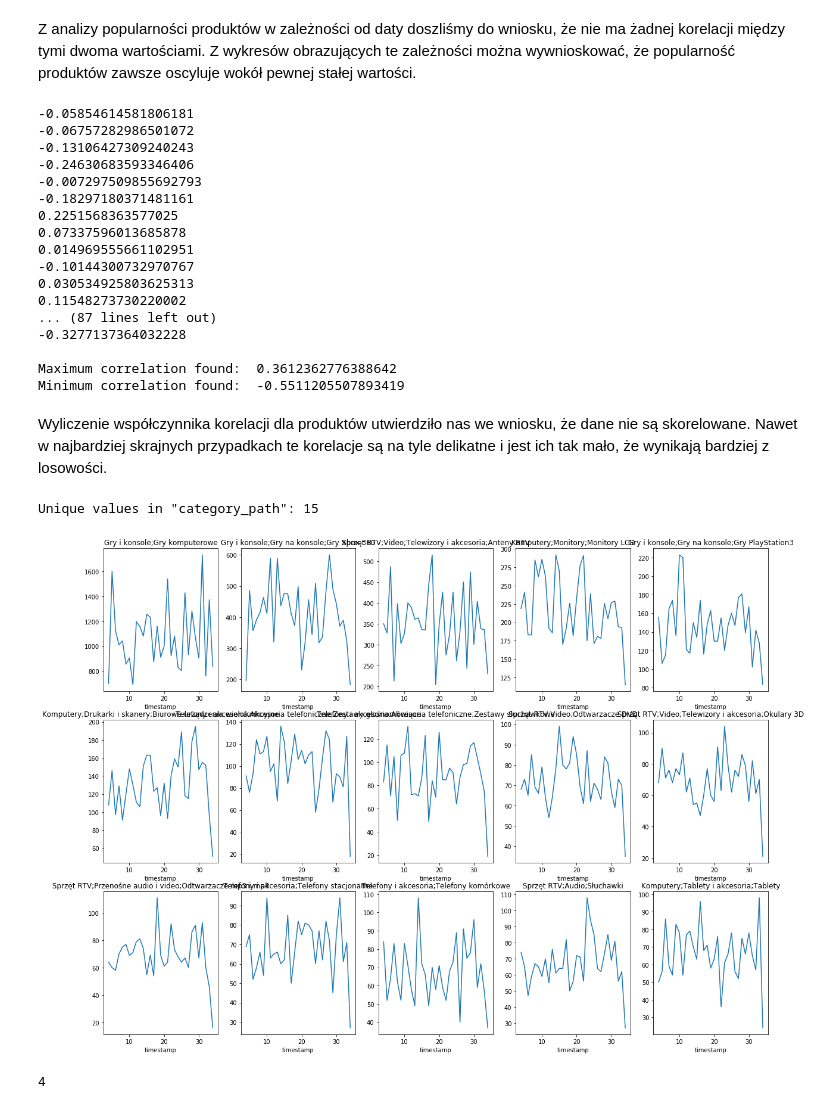
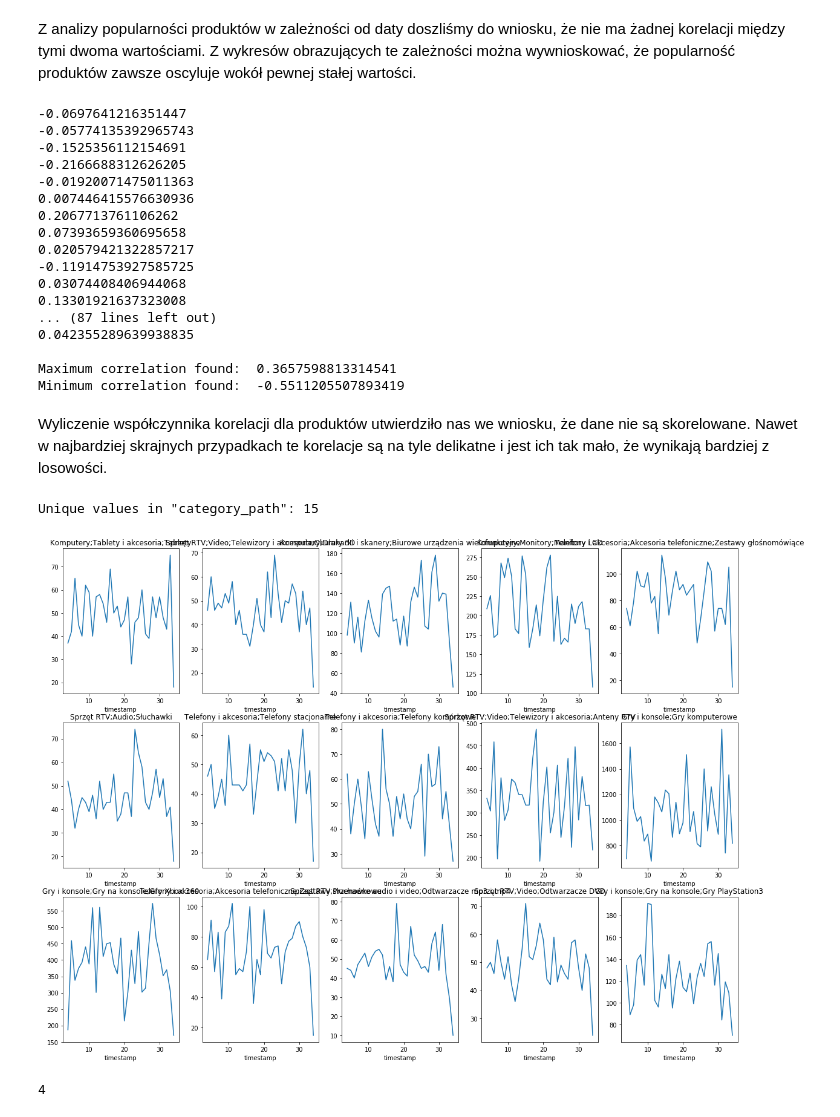
Before and after one commit to Laszer271/IUM-project, a Jupyter notebook: EDA.ipynb, the cells around one changed output. Cells and saved outputs as stored; diff of their text form; code cells hidden in the pictures.

```diff
--- a/EDA.ipynb
+++ b/EDA.ipynb
@@ -94,3 +76,8 @@ Ilość wierszy z nullowym user_id: 4601
 Ilość wierszy z nienullowym user_id po poprawce: 92980
 Ilość wierszy z nullowym user_id po poprawce: 34
 Ilość wierszy po usunieciu wadliwych danych: 92980
+# %%
+df = df_products.set_index('product_id')
+df = df_sessions.join(df, on='product_id')
+df['product_id'] = df['product_id'].astype(int)
+df.shape
@@ -97,17 +95,20 @@ Ilość wierszy po usunieciu wadliwych danych: 92980
+# %%
+df_viewed = df[df['event_type'] == 'VIEW_PRODUCT'].copy()
+df_bought = df[df['event_type'] == 'BUY_PRODUCT'].copy()
+assert(df_viewed.shape[0] + df_bought.shape[0] == df.shape[0])
 # %% [markdown]
 Przeprowadzamy analizę popularności produktów w zależności od tygodnia w roku, aby znaleźć potencjalne trendy.
 # %%
 import matplotlib.pyplot as plt
 
-def plot_timeseries(df, column, n=10, df_labels=None, labels_column=None):
-    cnt = df[column].value_counts()
-    print(f'Unique values in "{column}": {len(cnt)}')
-    idx = cnt.head(n).index
+def plot_timeseries(df, column, n=10, labels_column=None):
+    idx = df[column].unique()
+    print(f'Unique values in "{column}": {len(idx)}')
     plt.figure(figsize=(20, n))
     for i in range(n):
         plt.subplot(math.ceil(n / 5), 5, i+1)
-        if df_labels is not None:
-            plt.title(df_labels.loc[df_labels[column] == idx[i], labels_column].squeeze())
+        if labels_column is not None:
+            plt.title(df.loc[df[column] == idx[i], labels_column].iloc[0])
         else:
             plt.title(idx[i])
         temp = df[df[column] == idx[i]]
@@ -144,24 +145,24 @@ def get_corrcoef_for_column(df, column, n=100):
     print("\nMaximum correlation found: ", max(correlations))
     print("Minimum correlation found: ", min(correlations))
 # %%
-get_corrcoef_for_column(df_sessions, 'product_id')
+get_corrcoef_for_column(df_viewed, 'product_id')
 # %% [output]
--0.05854614581806181
--0.06757282986501072
--0.13106427309240243
--0.24630683593346406
--0.007297509855692793
--0.18297180371481161
-0.2251568363577025
-0.07337596013685878
-0.014969555661102951
--0.10144300732970767
-0.030534925803625313
-0.11548273730220002
+-0.0697641216351447
+-0.05774135392965743
+-0.1525356112154691
+-0.2166688312626205
+-0.01920071475011363
+0.007446415576630936
+0.2067713761106262
+0.07393659360695658
+0.020579421322857217
+-0.11914753927585725
+0.03074408406944068
+0.13301921637323008
 ... (87 lines left out)
--0.3277137364032228
+0.042355289639938835
 
-Maximum correlation found:  0.3612362776388642
+Maximum correlation found:  0.3657598813314541
 Minimum correlation found:  -0.5511205507893419
 # %% [markdown]
 Wyliczenie współczynnika korelacji dla produktów utwierdziło nas we wniosku, że dane nie są skorelowane. Nawet w najbardziej skrajnych przypadkach te korelacje są na tyle delikatne i jest ich tak mało, że wynikają bardziej z losowości.
@@ -173,6 +169,6 @@ df = df_sessions.join(df, on='product_id')
 # %%
-plot_timeseries(df, 'category_path', n=15)
+plot_timeseries(df_viewed, 'category_path', n=15)
 # %% [output]
 Unique values in "category_path": 15
-[figure, old version]
+[figure, new version]
 # %%
```
Also changed, not shown: parts of 64 cells of this notebook.
